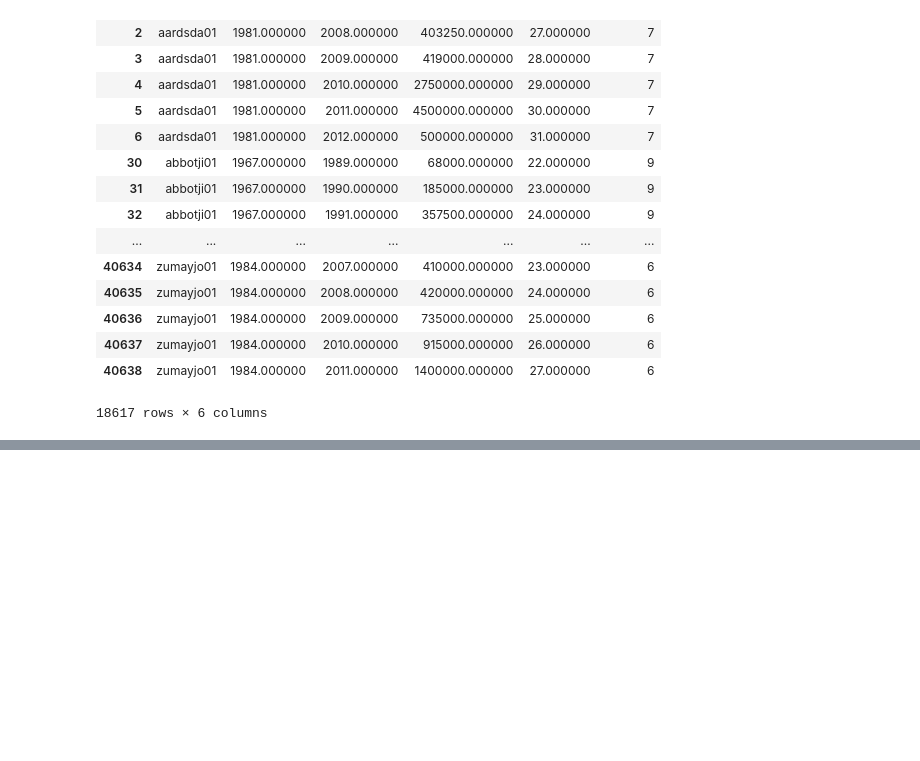
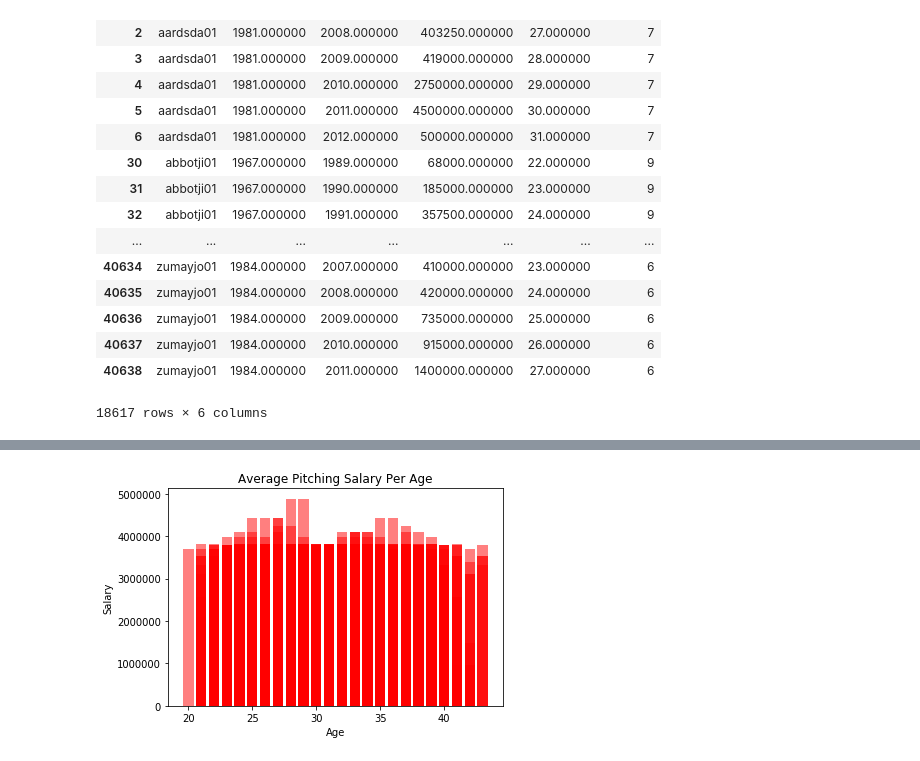
Before and after one commit to AGBarbour/Project-1, a Jupyter notebook: Salaries.ipynb, the cells around one changed output, grey strips where cells are left out. Saved outputs shown, nothing was run; the diff lists cells and outputs as text; code cells hidden in the pictures; blank space fills up the shorter version.

Commit message:
New pngs for individual salaries

```diff
--- a/Salaries.ipynb
+++ b/Salaries.ipynb
@@ -340,0 +367,3 @@ sns.distplot(clean_df['salary']);
+# %%
+p_salaries = pitching_salaries.dropna()
+p_salaries
@@ -340,0 +389,3 @@ sns.distplot(clean_df['salary']);
+# %%
+pitch = p_salaries.drop_duplicates().reset_index()
+pitch
@@ -340,0 +411,3 @@ sns.distplot(clean_df['salary']);
+# %%
+P_df["Average Salary per Age for P"] = pitch.groupby("Age")["salary"].transform('mean')
+P_df
@@ -340,0 +438,3 @@ sns.distplot(clean_df['salary']);
+# %%
+pitching_df = P_df.dropna()
+pitching_df
@@ -340,0 +460,9 @@ sns.distplot(clean_df['salary']);
+# %%
+plt.bar(pitching_df['Age'], pitching_df['Average Salary per Age for P'], color='r', alpha=0.5, align="center")
+plt.title("Average Pitching Salary Per Age")
+plt.xlabel("Age")
+plt.ylabel("Salary")
+# plt.savefig("Salary/Average Salary Per Age.png")
+plt.show()
+# %% [output]
+[figure, added]
```
Also changed, not shown: parts of 41 cells of this notebook, 9 other files.
